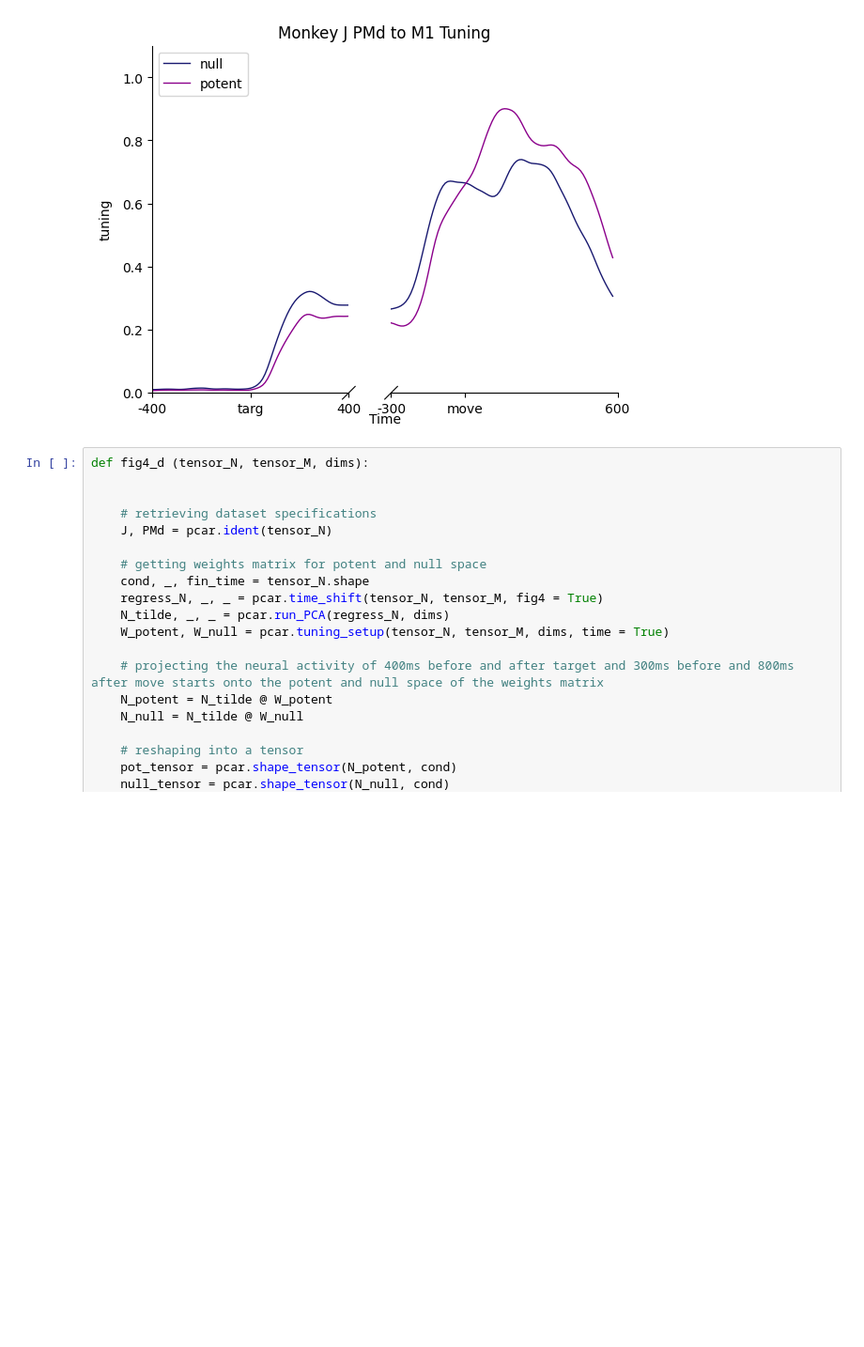
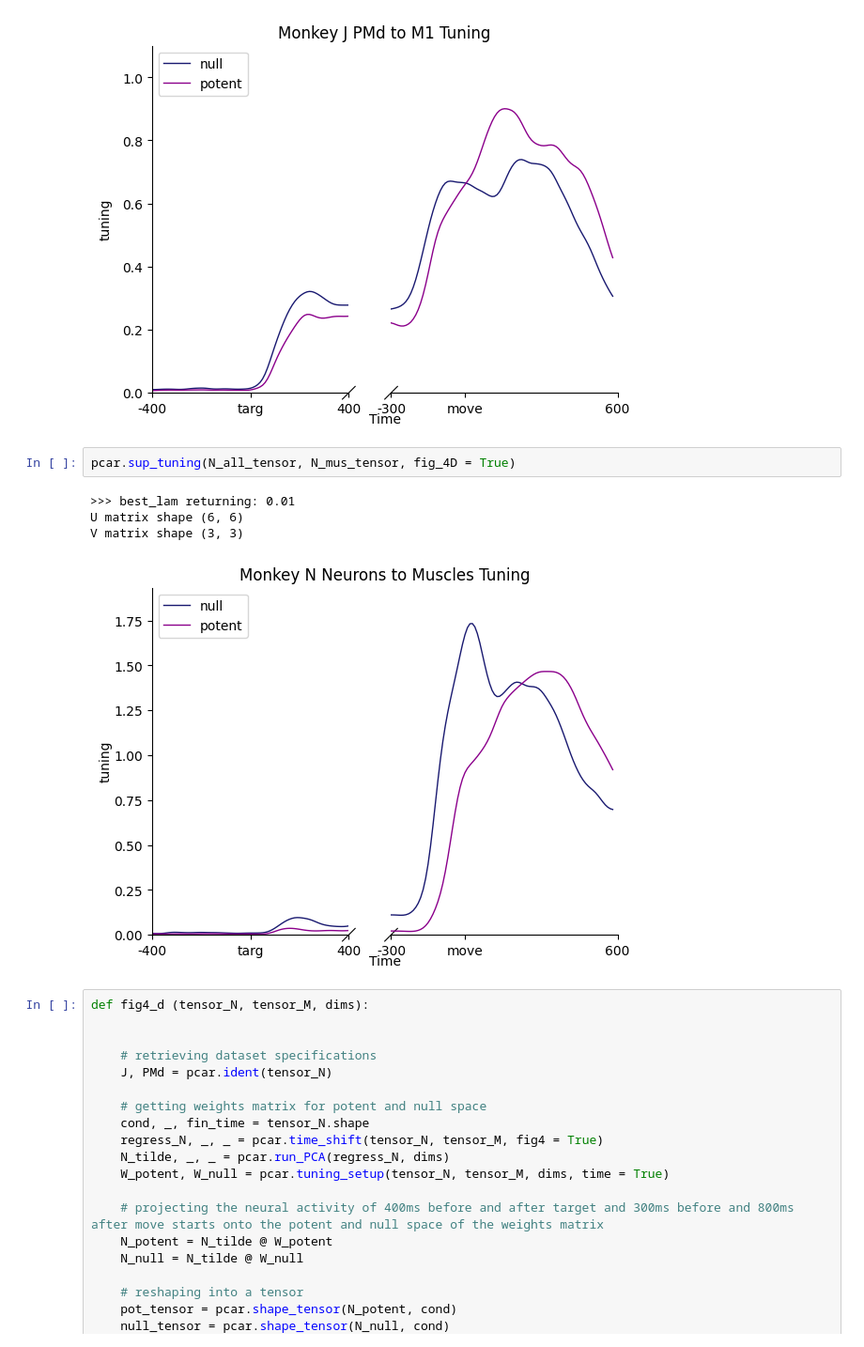
Before and after one commit to kbausen/senior-thesis, a Jupyter notebook: Tuning by time.ipynb, the cells around one changed output. Shown at 94% size. Drawn from its saved outputs; the diff is of its cells as text; blank space fills up the shorter version.

```diff
--- a/Tuning by time.ipynb
+++ b/Tuning by time.ipynb
@@ -94,6 +94,13 @@ pcar.sup_tuning(J_PMd_tensor, J_M1_tensor, dims = 14, fig_4D = True)
 U matrix shape (14, 14)
 V matrix shape (7, 7)
 [figure]
+# %%
+pcar.sup_tuning(N_all_tensor, N_mus_tensor, fig_4D = True)
+# %% [output]
+>>> best_lam returning: 0.01
+U matrix shape (6, 6)
+V matrix shape (3, 3)
+[figure, added]
 # %%
 def fig4_d (tensor_N, tensor_M, dims):
 
```
Also changed, not shown: parts of 1 cell of this notebook, 3 other files.
